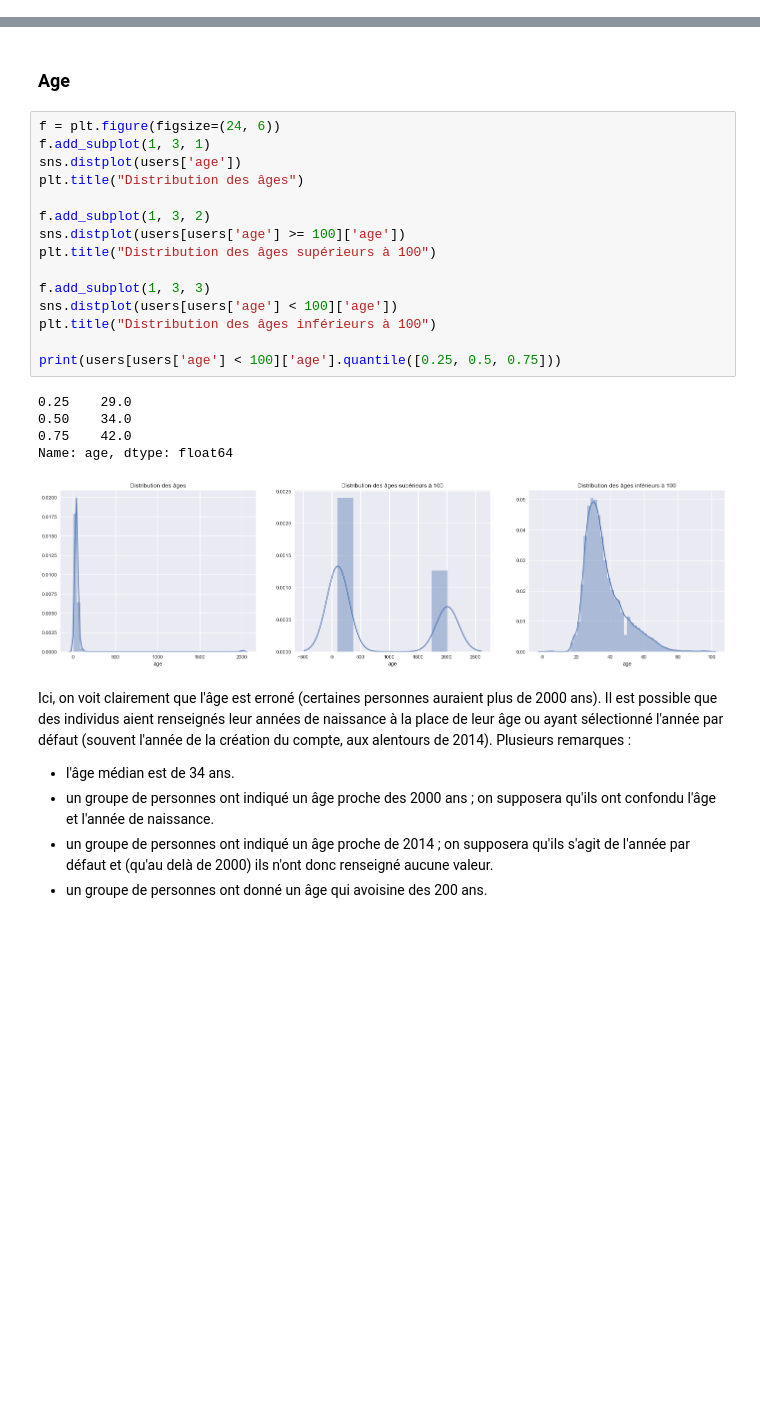
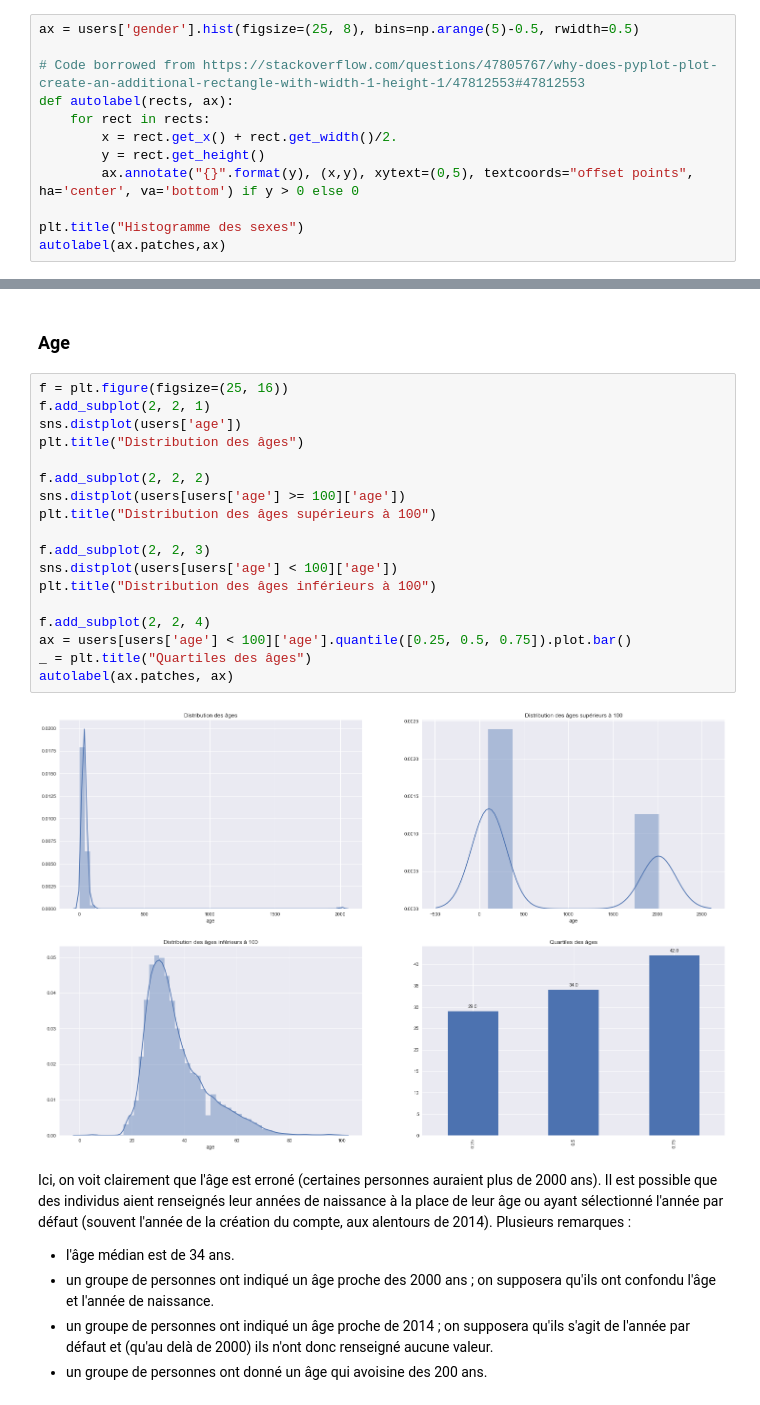
Before and after one commit to vesran/BookerGuess, a Jupyter notebook: _2_analyse_des_utilisateurs.ipynb, the cells around one changed output, grey strips where cells are left out. Cells and saved outputs as stored; diff of their text form; blank space fills up the shorter version.

```diff
--- a/_2_analyse_des_utilisateurs.ipynb
+++ b/_2_analyse_des_utilisateurs.ipynb
@@ -49,0 +45,12 @@ OTHER : 261 représentants
+# %%
+ax = users['gender'].hist(figsize=(25, 8), bins=np.arange(5)-0.5, rwidth=0.5)
+
+# Code borrowed from https://stackoverflow.com/questions/47805767/why-does-pyplot-plot-create-an-additional-rectangle-with-width-1-height-1/47812553#47812553
+def autolabel(rects, ax):
+    for rect in rects:
+        x = rect.get_x() + rect.get_width()/2.
+        y = rect.get_height()
+        ax.annotate("{}".format(y), (x,y), xytext=(0,5), textcoords="offset points", ha='center', va='bottom') if y > 0 else 0
+
+plt.title("Histogramme des sexes")
+autolabel(ax.patches,ax)
@@ -75,26 +78,25 @@ Au niveau de la distribution par pays, on voit que les utilisateurs ayant réser
 # %% [markdown]
 ### Age
 # %%
-f = plt.figure(figsize=(24, 6))
-f.add_subplot(1, 3, 1)
+f = plt.figure(figsize=(25, 16))
+f.add_subplot(2, 2, 1)
 sns.distplot(users['age'])
 plt.title("Distribution des âges")
 
-f.add_subplot(1, 3, 2)
+f.add_subplot(2, 2, 2)
 sns.distplot(users[users['age'] >= 100]['age'])
 plt.title("Distribution des âges supérieurs à 100")
 
-f.add_subplot(1, 3, 3)
+f.add_subplot(2, 2, 3)
 sns.distplot(users[users['age'] < 100]['age'])
 plt.title("Distribution des âges inférieurs à 100")
 
-print(users[users['age'] < 100]['age'].quantile([0.25, 0.5, 0.75]))
+f.add_subplot(2, 2, 4)
+ax = users[users['age'] < 100]['age'].quantile([0.25, 0.5, 0.75]).plot.bar()
+_ = plt.title("Quartiles des âges")
+autolabel(ax.patches, ax)
 # %% [output]
-0.25    29.0
-0.50    34.0
-0.75    42.0
-Name: age, dtype: float64
-[figure, old version]
+[figure, new version]
 # %% [markdown]
 Ici, on voit clairement que l'âge est erroné (certaines personnes auraient plus de 2000 ans). Il est possible que des individus aient renseignés leur années de naissance à la place de leur âge ou ayant sélectionné l'année par défaut (souvent l'année de la création du compte, aux alentours de 2014).
 Plusieurs remarques :
```
Also changed, not shown: parts of 52 cells of this notebook, 1 other file.
